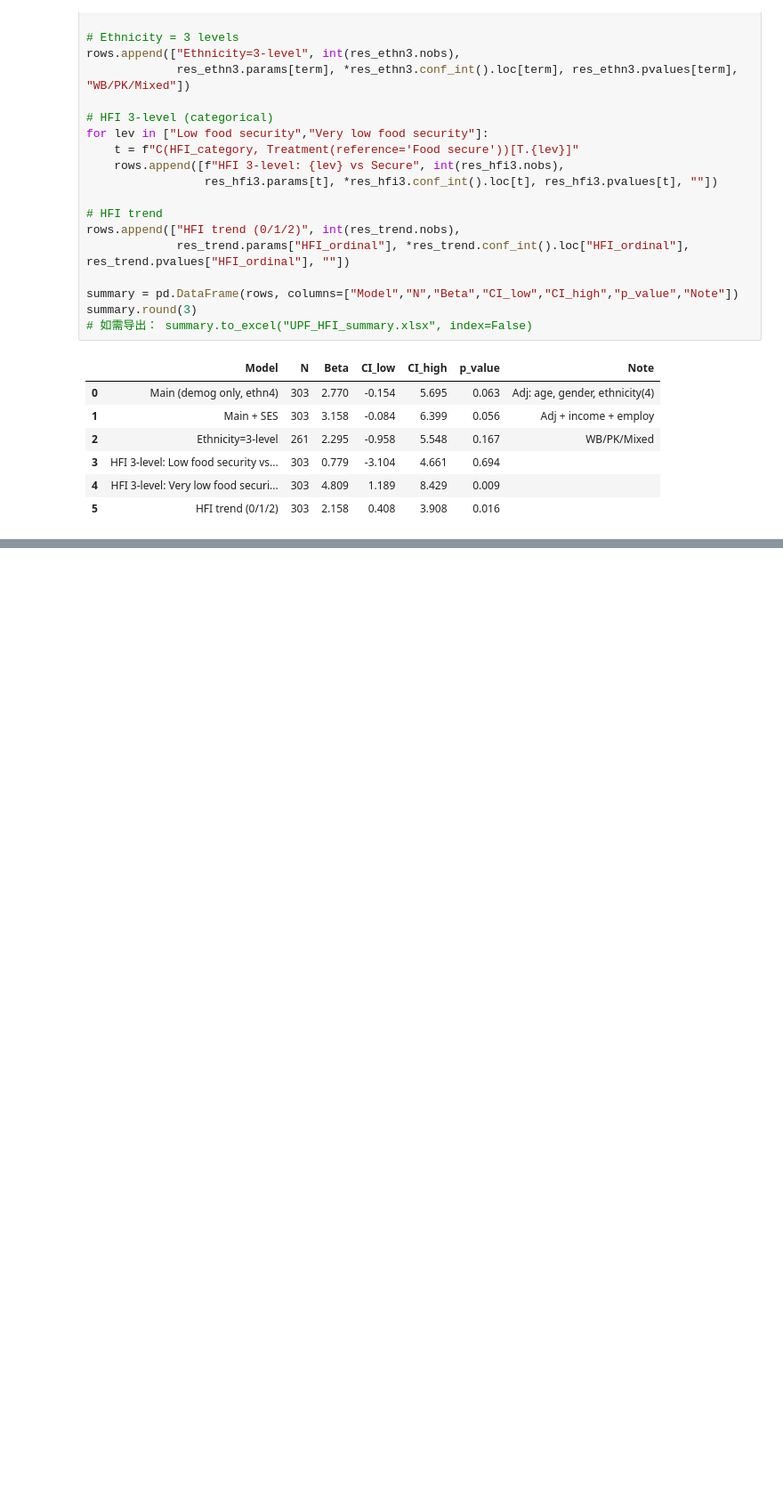
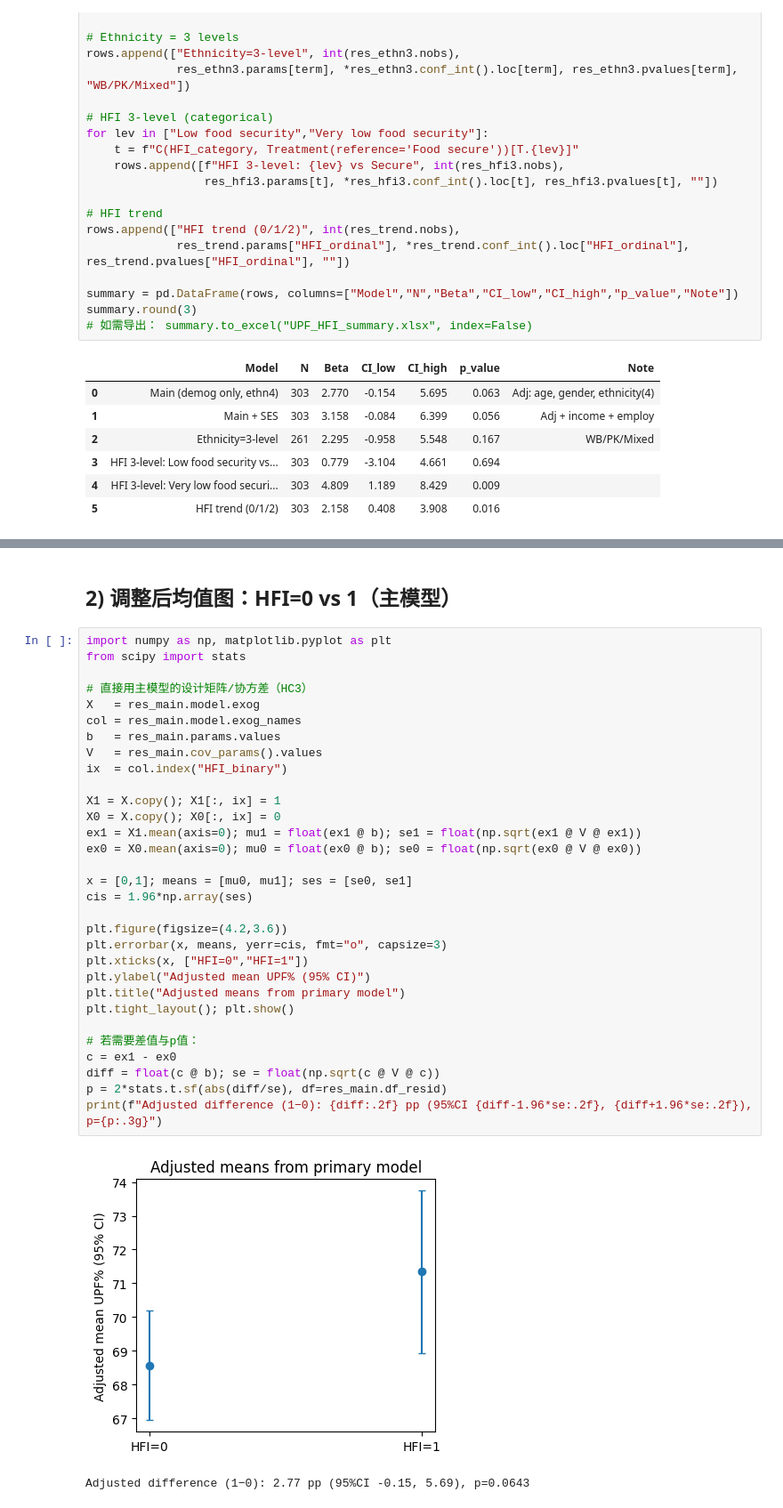
Before and after one commit to NINGTANG1124/UPF-HFI, a Jupyter notebook: notebooks/modeling_chinese.ipynb, the cells around one changed output, grey strips where cells are left out. Shown: that part at 89% size. Cells and saved outputs as stored; diff of their text form; blank space fills up the shorter version.

```diff
--- a/notebooks/modeling_chinese.ipynb
+++ b/notebooks/modeling_chinese.ipynb
@@ -435,0 +518,36 @@ plt.show()
+# %% [markdown]
+## 2) 调整后均值图：HFI=0 vs 1（主模型）
+# %%
+import numpy as np, matplotlib.pyplot as plt
+from scipy import stats
+
+# 直接用主模型的设计矩阵/协方差（HC3）
+X   = res_main.model.exog
+col = res_main.model.exog_names
+b   = res_main.params.values
+V   = res_main.cov_params().values
+ix  = col.index("HFI_binary")
+
+X1 = X.copy(); X1[:, ix] = 1
+X0 = X.copy(); X0[:, ix] = 0
+ex1 = X1.mean(axis=0); mu1 = float(ex1 @ b); se1 = float(np.sqrt(ex1 @ V @ ex1))
+ex0 = X0.mean(axis=0); mu0 = float(ex0 @ b); se0 = float(np.sqrt(ex0 @ V @ ex0))
+
+x = [0,1]; means = [mu0, mu1]; ses = [se0, se1]
+cis = 1.96*np.array(ses)
+
+plt.figure(figsize=(4.2,3.6))
+plt.errorbar(x, means, yerr=cis, fmt="o", capsize=3)
+plt.xticks(x, ["HFI=0","HFI=1"])
+plt.ylabel("Adjusted mean UPF% (95% CI)")
+plt.title("Adjusted means from primary model")
+plt.tight_layout(); plt.show()
+
+# 若需要差值与p值：
+c = ex1 - ex0
+diff = float(c @ b); se = float(np.sqrt(c @ V @ c))
+p = 2*stats.t.sf(abs(diff/se), df=res_main.df_resid)
+print(f"Adjusted difference (1−0): {diff:.2f} pp (95%CI {diff-1.96*se:.2f}, {diff+1.96*se:.2f}), p={p:.3g}")
+# %% [output]
+[figure, added]
+Adjusted difference (1−0): 2.77 pp (95%CI -0.15, 5.69), p=0.0643
```
Also changed, not shown: parts of 12 cells of this notebook.
